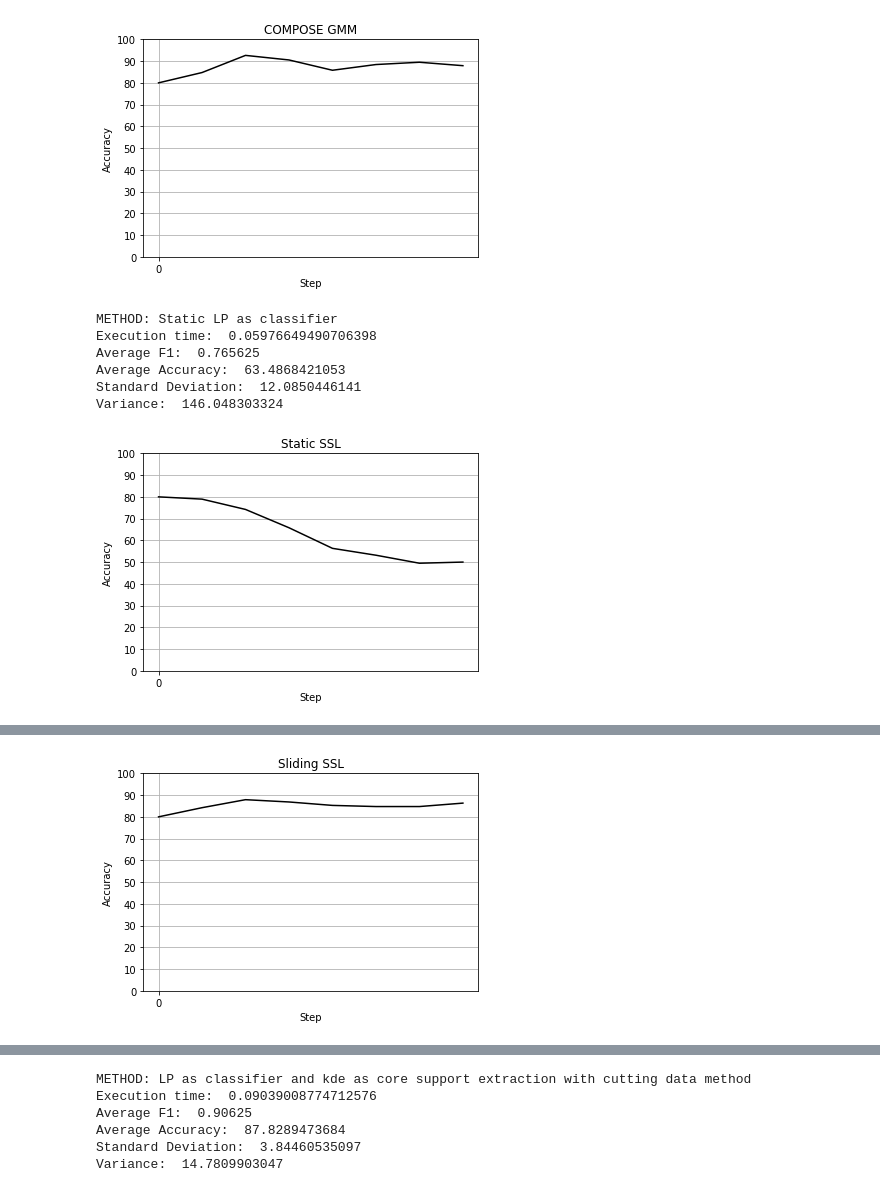
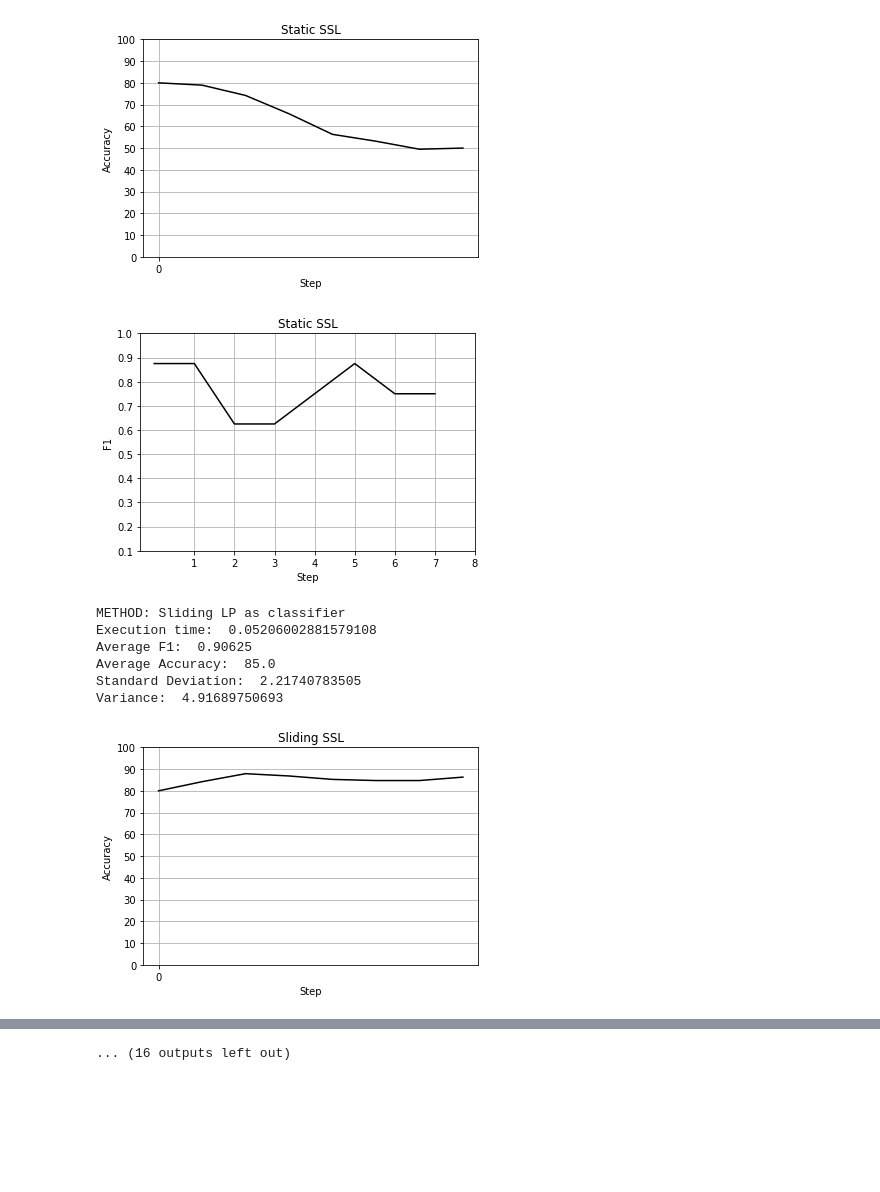
Before and after one commit to raulsenaferreira/Systems-Engineering, a Jupyter notebook: Dissertation/Updated_Version/Dissertation/experiments/Datasets benchmarking/real/Keyboard_patterns_10D_4_classes.ipynb, the cells around one changed output, grey strips where cells are left out. Drawn from its saved outputs; the diff is of its cells as text; code cells hidden in the pictures; blank space fills up the shorter version.

Commit message:
graphs adjustments

```diff
--- a/Dissertation/Updated_Version/Dissertation/experiments/Datasets benchmarking/real/Keyboard_patterns_10D_4_classes.ipynb
+++ b/Dissertation/Updated_Version/Dissertation/experiments/Datasets benchmarking/real/Keyboard_patterns_10D_4_classes.ipynb
@@ -97,6 +97,7 @@ def doExperiments(dataValues, dataLabels, datasetDescription, originalAccsLevelI
         #print("Average MCC: ", np.mean(arrMCC))
         print("Average F1: ", np.mean(arrF1))
         plotFunctions.finalEvaluation(accuracies, batches, algorithmName)
+        plotFunctions.plotF1(arrF1, batches, algorithmName)
         avgAccuracies.append(np.mean(accuracies))
 
         #print data distribution in step t
@@ -113,6 +114,7 @@ def doExperiments(dataValues, dataLabels, datasetDescription, originalAccsLevelI
     #print("Average MCC: ", np.mean(originalAccsLevelIw))
     print("Average F1: ", np.mean(arrF1LevelIw))
     plotFunctions.finalEvaluation(originalAccsLevelIw, batches, 'Level IW')
+    plotFunctions.plotF1(arrF1, batches, 'Level IW')
 
     listOfMethods.append("Level IW")
     listOfAccuracies.append(originalAccsLevelIw)
@@ -128,6 +130,8 @@ def doExperiments(dataValues, dataLabels, datasetDescription, originalAccsLevelI
     plotFunctions.plotAccuracyCurves(listOfAccuracies, listOfMethods)
     plotFunctions.plotBars(listOfTimeExecutions, listOfMethods)
     plotFunctions.plotBars2(avgAccuracies, listOfMethods)
+    plotFunctions.plotBars3(avgAccuracies, listOfMethods)
+    plotFunctions.plotBars4(avgAccuracies[0], avgAccuracies, listOfMethods)
 
 
 def loadLevelResults(path, sep, key, steps):
@@ -151,7 +155,7 @@ def main():
 
     steps = 8
     labeledData = 80
-    poolSize = 181
+    poolSize = 150
     isBatchMode = True
 
     #real
@@ -163,40 +167,37 @@ def main():
 
 
     '''
+    Static SSL
+    '''
+    experiments[0] = Experiment(static_labelpropagation, 2)
+
+    '''
+    Sliding SSL
+    '''
+    experiments[1] = Experiment(deslizante_LN, 2)
+
+    '''
+    Incremental SSL
+    '''
+    experiments[2] = Experiment(incremental_LN, 2)
+
+    ''' Proposed Method 1 (AMANDA - Fixed core extraction percentage) '''
+    experiments[3] = Experiment(proposed_gmm_core_extraction, 2, 0.9, "kde", poolSize, isBatchMode)
+
+    '''Proposed method 2 (AMANDA - Dynamic core extraction percentage)'''
+    experiments[4] = Experiment(proposed_gmm_decision_boundaries, 2, None, "kde", poolSize, isBatchMode)
+
+    '''
     COMPOSE GMM
     Paper: Core  Support  Extraction  for  Learning  from  Initially  Labeled Nonstationary  Environments  using  COMPOSE
     link: http://s3.amazonaws.com/academia.edu.documents/45784667/2014_-_Core_Support_Extraction_for_Learning_from_Initially_Labeled_NSE_using_COMPOSE_-_IJCNN.pdf?AWSAccessKeyId=AKIAIWOWYYGZ2Y53UL3A&Expires=1489296600&Signature=9Z5DQZeDxcCtHUw7445uELSkgBg%3D&response-content-disposition=inline%3B%20filename%3DCore_support_extraction_for_learning_fro.pdf
     '''
-    experiments[0] = Experiment(compose_gmm_version, 2, None, None, poolSize, isBatchMode)
+    experiments[5] = Experiment(compose_gmm_version, 2, None, None, poolSize, isBatchMode)
 
     '''
     SCARGC 1NN (Python version)
     '''
-    #experiments[1] = Experiment(scargc_1NN, 12, None, None, poolSize, isBatchMode) #
-
-    '''
-    Static SSL
-    '''
-    experiments[2] = Experiment(static_labelpropagation, 2)
-
-    '''
-    Sliding SSL
-    '''
-    experiments[3] = Experiment(deslizante_LN, 2)
-
-    '''
-    Incremental SSL
-    '''
-    experiments[4] = Experiment(incremental_LN, 2)
-
-
-    ''' Proposed Method 1 (AMANDA - Fixed core extraction percentage) '''
-    experiments[7] = Experiment(proposed_gmm_core_extraction, 2, 0.9, "kde", poolSize, isBatchMode)
-
-
-    '''Proposed method 2 (AMANDA - Dynamic core extraction percentage)'''
-    experiments[8] = Experiment(proposed_gmm_decision_boundaries, 2, None, "kde", poolSize, isBatchMode)
-
+    #experiments[6] = Experiment(scargc_1NN, 12, None, None, poolSize, isBatchMode) #stream
 
 
     doExperiments(dataValues, dataLabels, description, originalAccsLevelIw, predictionsLevelIw, timeLevelIw, experiments, steps, labeledData)
@@ -221,8 +222,9 @@ Variance:  13.3959487535
-[figure, old version]
+[figure, new version]
+[figure, new version]
-METHOD: Static LP as classifier
-Execution time:  0.05976649490706398
-Average F1:  0.765625
-Average Accuracy:  63.4868421053
-Standard Deviation:  12.0850446141
-Variance:  146.048303324
+METHOD: Sliding LP as classifier
+Execution time:  0.05206002881579108
+Average F1:  0.90625
+Average Accuracy:  85.0
+Standard Deviation:  2.21740783505
+Variance:  4.91689750693
-[figure, old version]
+[figure]
@@ -235 +237,0 @@ Variance:  4.91689750693
-[figure]
@@ -243,6 +248 @@ Variance:  11.5261426593
-METHOD: LP as classifier and kde as core support extraction with cutting data method
-Execution time:  0.09039008774712576
-Average F1:  0.90625
-Average Accuracy:  87.8289473684
-Standard Deviation:  3.84460535097
-Variance:  14.7809903047
+... (16 outputs left out)
```
Also changed, not shown: parts of 1 cell of this notebook, 2 other files.
